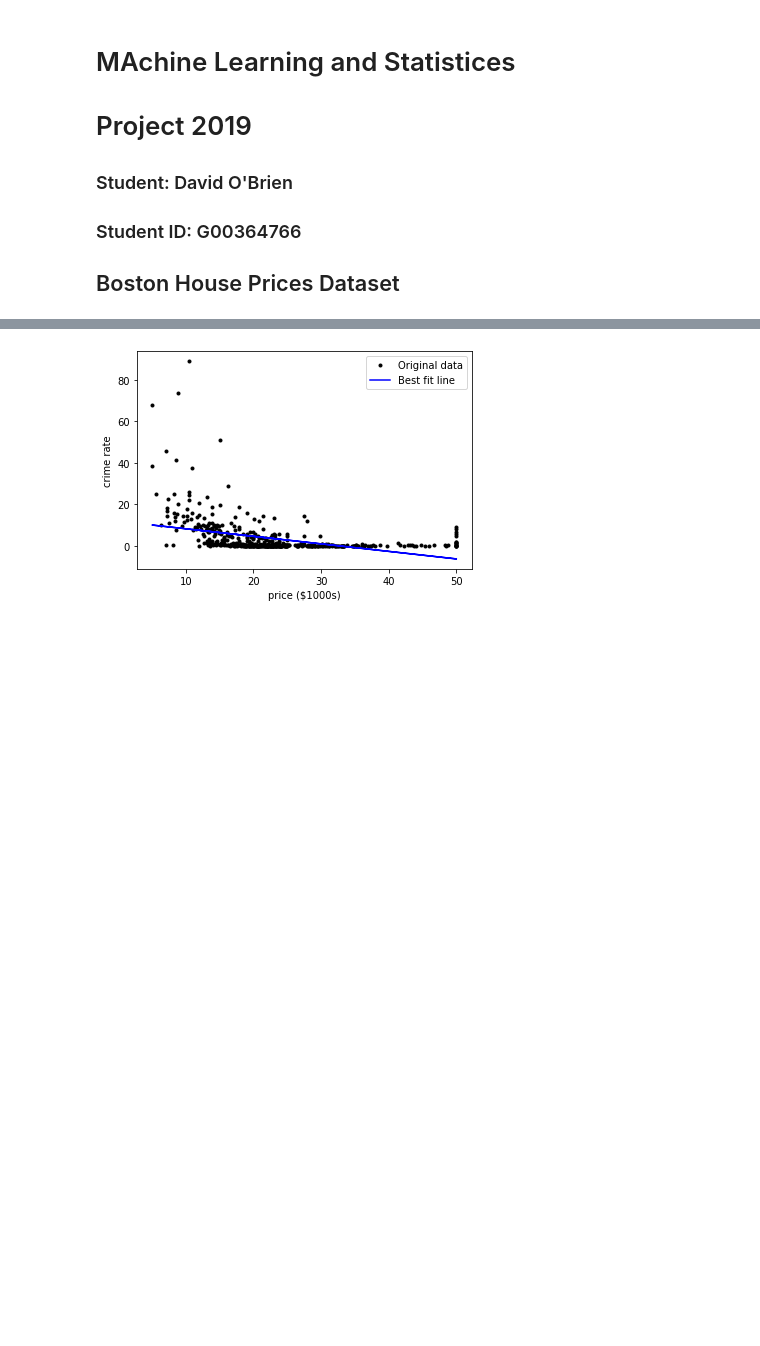
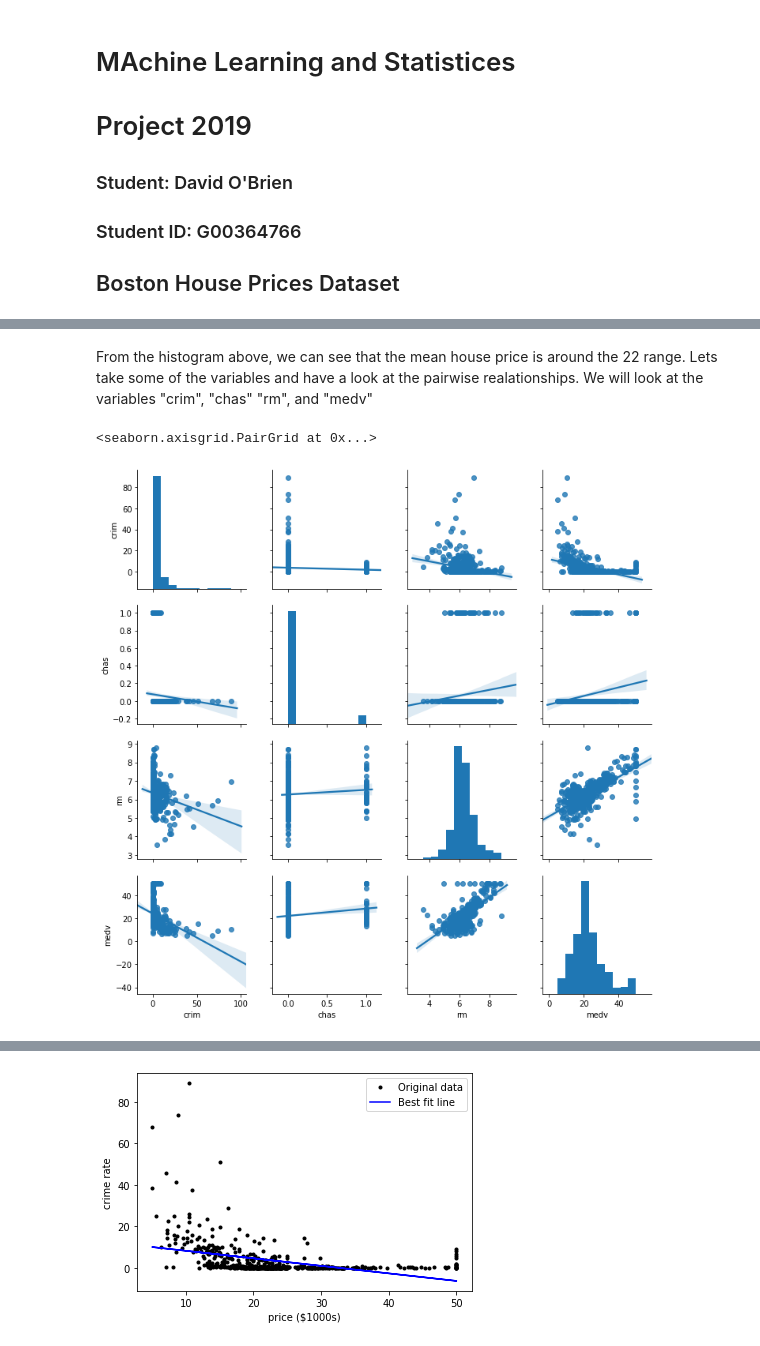
Before and after one commit to davidobrien1/MLSProject, a Jupyter notebook: mlsproject.ipynb, the cells around one changed output, grey strips where cells are left out. Drawn from its saved outputs; the diff is of its cells as text; code cells hidden in the pictures; blank space fills up the shorter version.

```diff
--- a/mlsproject.ipynb
+++ b/mlsproject.ipynb
@@ -60,0 +63,8 @@ array([-0.36315992, 11.79653575])
+# %% [markdown]
+From the histogram above, we can see that the mean house price is around the 22 range.  Lets take some of the variables and have a look at the pairwise realationships.  We will look at the variables "crim", "chas" "rm", and "medv"
+# %%
+# plot pairwise relationships in thedataset fitting linear regression models to the scatter plots
+sns.pairplot(df, vars=["crim", "chas","rm", "medv"], kind="reg")
+# %% [output]
+<seaborn.axisgrid.PairGrid at 0x...>
+[figure, added]
```
Also changed, not shown: parts of 25 cells of this notebook.
